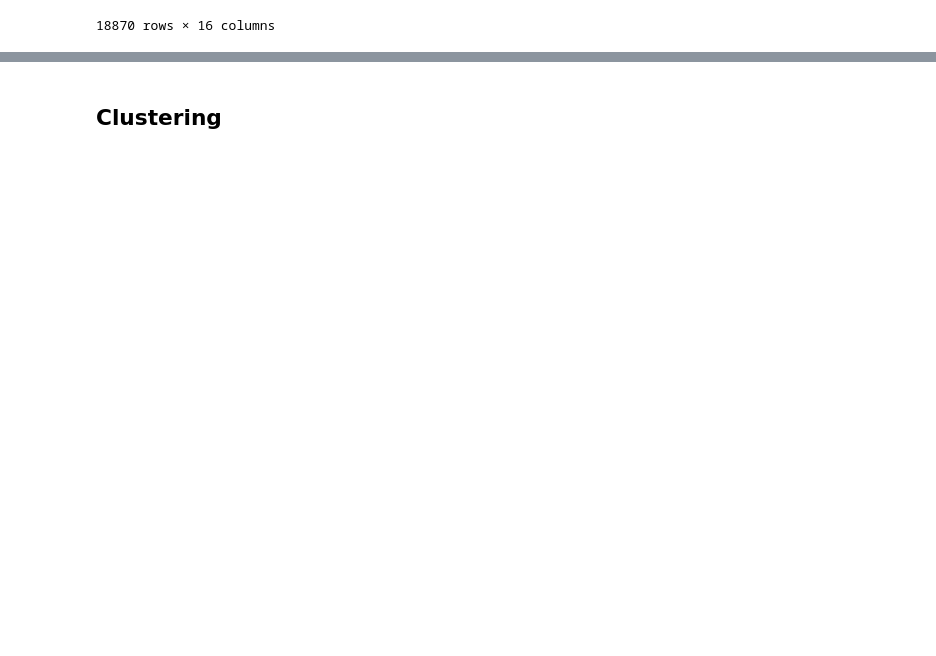
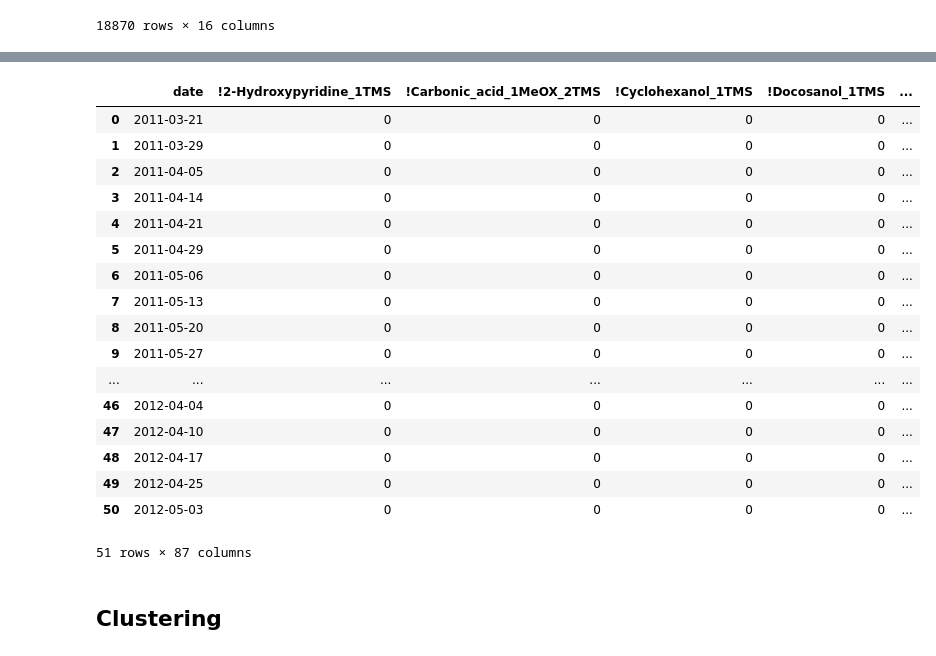
Before and after one commit to AAnzel/MOVIS, a Jupyter notebook: Code/Data_assessment.ipynb, the cells around one changed output, grey strips where cells are left out. Drawn from its saved outputs; the diff is of its cells as text; code cells hidden in the pictures; blank space fills up the shorter version.

```diff
--- a/Code/Data_assessment.ipynb
+++ b/Code/Data_assessment.ipynb
@@ -552,0 +564,25 @@ scaled_metabolomics_df
+# %%
+metabolites = np.sort(np.asarray(scaled_metabolomics_df['Metabolite'].unique(), dtype = str))
+timestamps = scaled_metabolomics_df['date'].unique()
+new_df = pd.DataFrame(np.zeros((len(timestamps), len(metabolites)), dtype = np.int8), columns = [i for i in metabolites])
+new_df.insert (0, 'date', timestamps)
+new_df
+# %% [output]
+|  | date | !2-Hydroxypyridine_1TMS | !Carbonic_acid_1MeOX_2TMS | !Cyclohexanol_1TMS | !Docosanol_1TMS | ... |
+| 0 | 2011-03-21 | 0 | 0 | 0 | 0 | ... |
+| 1 | 2011-03-29 | 0 | 0 | 0 | 0 | ... |
+| 2 | 2011-04-05 | 0 | 0 | 0 | 0 | ... |
+| 3 | 2011-04-14 | 0 | 0 | 0 | 0 | ... |
+| 4 | 2011-04-21 | 0 | 0 | 0 | 0 | ... |
+| 5 | 2011-04-29 | 0 | 0 | 0 | 0 | ... |
+| 6 | 2011-05-06 | 0 | 0 | 0 | 0 | ... |
+| 7 | 2011-05-13 | 0 | 0 | 0 | 0 | ... |
+| 8 | 2011-05-20 | 0 | 0 | 0 | 0 | ... |
+| 9 | 2011-05-27 | 0 | 0 | 0 | 0 | ... |
+| ... | ... | ... | ... | ... | ... | ... |
+| 46 | 2012-04-04 | 0 | 0 | 0 | 0 | ... |
+| 47 | 2012-04-10 | 0 | 0 | 0 | 0 | ... |
+| 48 | 2012-04-17 | 0 | 0 | 0 | 0 | ... |
+| 49 | 2012-04-25 | 0 | 0 | 0 | 0 | ... |
+| 50 | 2012-05-03 | 0 | 0 | 0 | 0 | ... |
+51 rows × 87 columns
```
Also changed, not shown: parts of 8 cells of this notebook.
